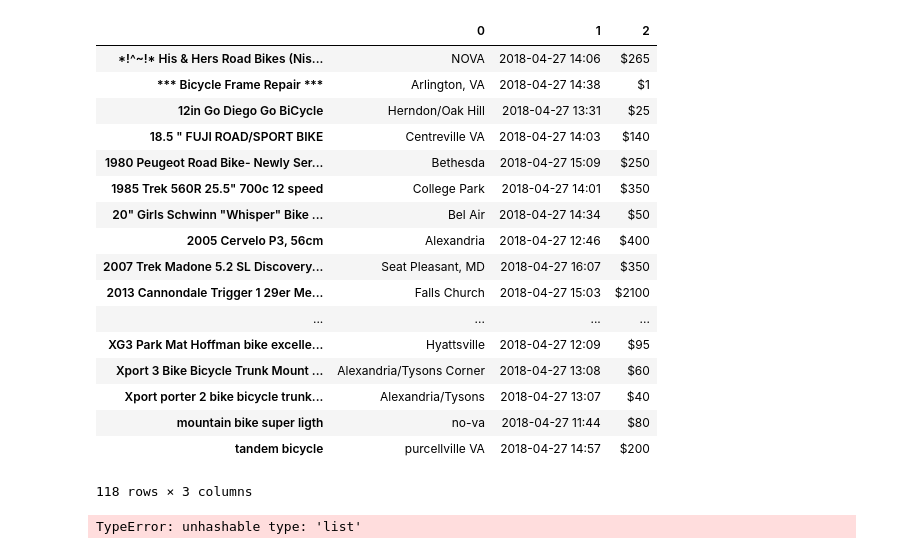
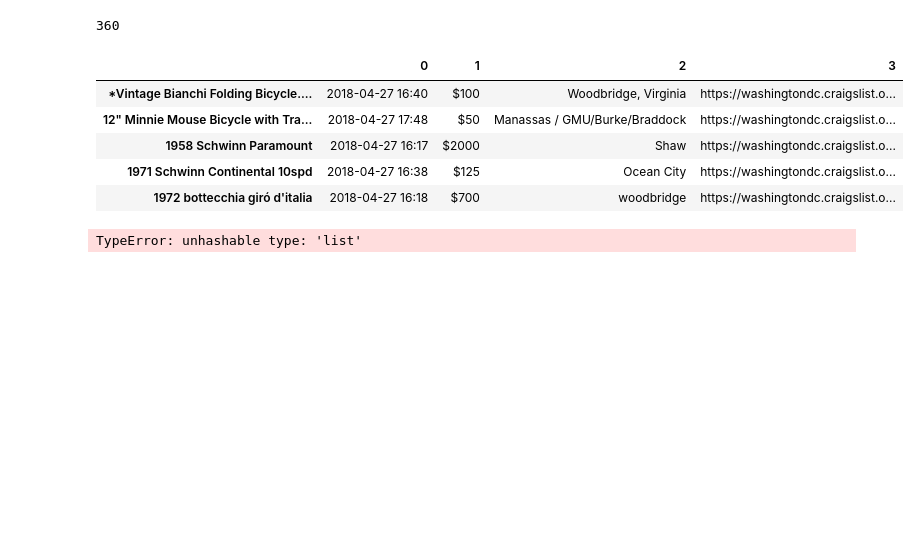
Before and after one commit to Gryazzz/Scrapy_python, a Jupyter notebook: data_collecting.ipynb, the cells around one changed output. Cells and saved outputs as stored; diff of their text form; code cells hidden in the pictures; blank space fills up the shorter version.

```diff
--- a/data_collecting.ipynb
+++ b/data_collecting.ipynb
@@ -19,37 +46,33 @@ all_data = {}
 # %%
 soup = BeautifulSoup(data.content, 'html.parser')
+# %%
+urli = []
 # %%
 for el in soup.findAll('p', {'class': 'result-info'}):
     for t in el.findAll('a', {'class': "result-title hdrlnk"}):
         title = t.text
+        url = t['href']
+        urli.append(url)
     for a in el.findAll('span', {'class': 'result-hood'}):
         address = a.text[2:-1]
     for d in el.findAll('time'):
         date = d['datetime']
     for p in el.findAll('span', {'class': 'result-price'}):
         price = p.text
-    all_data[title] = (address, date, price)
+    all_data[title] = (date, price, address, url)
+# %%
+len(urli)
+# %% [output]
+360
 # %%
-pd.DataFrame(all_data).transpose()
+pd.DataFrame(all_data).transpose().head()
 # %% [output]
-|  | 0 | 1 | 2 |
-| *!^~!* His & Hers Road Bikes (Nis... | NOVA | 2018-04-27 14:06 | $265 |
-| *** Bicycle Frame Repair *** | Arlington, VA | 2018-04-27 14:38 | $1 |
-| 12in Go Diego Go BiCycle | Herndon/Oak Hill | 2018-04-27 13:31 | $25 |
-| 18.5 " FUJI ROAD/SPORT BIKE | Centreville VA | 2018-04-27 14:03 | $140 |
-| 1980 Peugeot Road Bike- Newly Ser... | Bethesda | 2018-04-27 15:09 | $250 |
-| 1985 Trek 560R 25.5" 700c 12 speed | College Park | 2018-04-27 14:01 | $350 |
-| 20" Girls Schwinn "Whisper" Bike ... | Bel Air | 2018-04-27 14:34 | $50 |
-| 2005 Cervelo P3, 56cm | Alexandria | 2018-04-27 12:46 | $400 |
-| 2007 Trek Madone 5.2 SL Discovery... | Seat Pleasant, MD | 2018-04-27 16:07 | $350 |
-| 2013 Cannondale Trigger 1 29er Me... | Falls Church | 2018-04-27 15:03 | $2100 |
-| ... | ... | ... | ... |
-| XG3 Park Mat Hoffman bike excelle... | Hyattsville | 2018-04-27 12:09 | $95 |
-| Xport 3 Bike Bicycle Trunk Mount ... | Alexandria/Tysons Corner | 2018-04-27 13:08 | $60 |
-| Xport porter 2 bike bicycle trunk... | Alexandria/Tysons | 2018-04-27 13:07 | $40 |
-| mountain bike super ligth | no-va | 2018-04-27 11:44 | $80 |
-| tandem bicycle | purcellville VA | 2018-04-27 14:57 | $200 |
+|  | 0 | 1 | 2 | 3 |
+| *Vintage Bianchi Folding Bicycle.... | 2018-04-27 16:40 | $100 | Woodbridge, Virginia | https://washingtondc.craigslist.o... |
+| 12" Minnie Mouse Bicycle with Tra... | 2018-04-27 17:48 | $50 | Manassas / GMU/Burke/Braddock | https://washingtondc.craigslist.o... |
+| 1958 Schwinn Paramount | 2018-04-27 16:17 | $2000 | Shaw | https://washingtondc.craigslist.o... |
+| 1971 Schwinn Continental 10spd | 2018-04-27 16:38 | $125 | Ocean City | https://washingtondc.craigslist.o... |
+| 1972 bottecchia giró d'italia | 2018-04-27 16:18 | $700 | woodbridge | https://washingtondc.craigslist.o... |
-118 rows × 3 columns
 # %%
 data.encoding
 parser = fromstring(data.text)
```
Also changed, not shown: parts of 8 cells of this notebook.
